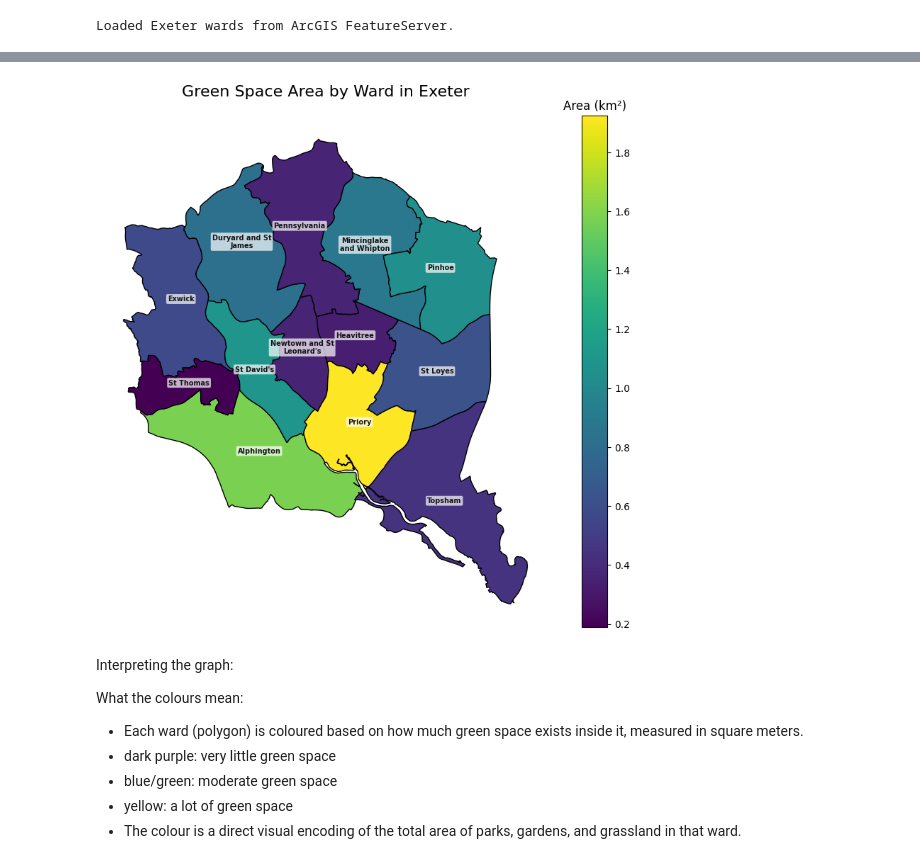
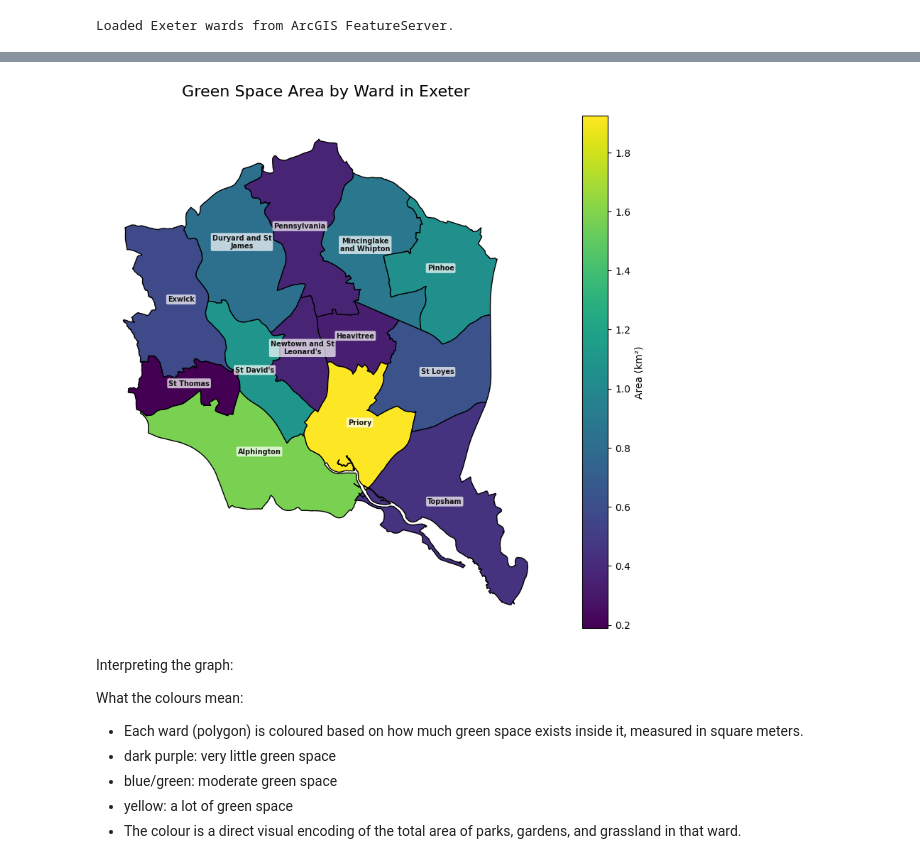
Before and after one commit to livi514/mapping-green-spaces-in-exeter, a Jupyter notebook: geopandas project.ipynb, the cells around one changed output, grey strips where cells are left out. Drawn from its saved outputs; the diff is of its cells as text; code cells hidden in the pictures.

```diff
--- a/geopandas project.ipynb
+++ b/geopandas project.ipynb
@@ -113,53 +143,32 @@ green = green[green.geometry.notnull()]
 joined = gpd.overlay(green, neighbourhoods, how="intersection")
 joined["area_m2"] = joined.geometry.area
 # %%
-# grouping by the correct ward name column
+# sum green space area per ward
 summary = joined.groupby("WD25NM")["area_m2"].sum().reset_index()
 
-# convert to km² for readability
+# keep both m² (for percentage calculations) and km² (for display)
 summary["area_km2"] = summary["area_m2"] / 1_000_000
 
-# merging back into the neighbourhoods GeoDataFrame
-neighbourhoods = neighbourhoods.merge(summary[["WD25NM", "area_km2"]], on="WD25NM", how="left")
-
-# filtering to Exeter only (otherwise you plot the whole UK)
+# merge back into neighbourhoods, then filter to Exeter only
+neighbourhoods = neighbourhoods.merge(summary[["WD25NM", "area_m2", "area_km2"]], on="WD25NM", how="left")
 exeter = neighbourhoods[neighbourhoods["LAD25NM"] == "Exeter"].copy()
 
-# plotting the area of green spaces in each ward in Exeter using a choropleth map
+# choropleth: absolute green space area by ward
 ax = exeter.plot(
     column="area_km2",
     cmap="viridis",
     legend=True,
+    legend_kwds={"label": "Area (km²)"},
     figsize=(10, 8),
     edgecolor="black",
 )
-
-# add ward labels at the representative point of each polygon
-for _, row in exeter.iterrows():
-    point = row.geometry.representative_point()
-    label = "\n".join(textwrap.wrap(row["WD25NM"], width=14))
-    ax.annotate(
-        text=label,
-        xy=(point.x, point.y),
-        horizontalalignment="center",
-        fontsize=7,
-        color="black",
-        weight="bold",
-        alpha=0.9,
-        bbox={"facecolor": "white", "alpha": 0.7, "edgecolor": "none", "boxstyle": "round,pad=0.2"},
-        zorder=5,
-    )
-
+add_ward_labels(ax, exeter)
 ax.set_title("Green Space Area by Ward in Exeter", fontsize=16, pad=20)
 ax.set_axis_off()
-
-fig = ax.get_figure()
-fig.tight_layout()
-cax = fig.axes[-1] if len(fig.axes) > 1 else None
-if cax is not None:
-    cax.set_title("Area (km²)")
+plt.tight_layout()
+plt.show()
 # %% [output]
-[figure, old version]
+[figure, new version]
 # %% [markdown]
 Interpreting the graph:
 
```
Also changed, not shown: parts of 11 cells of this notebook.
